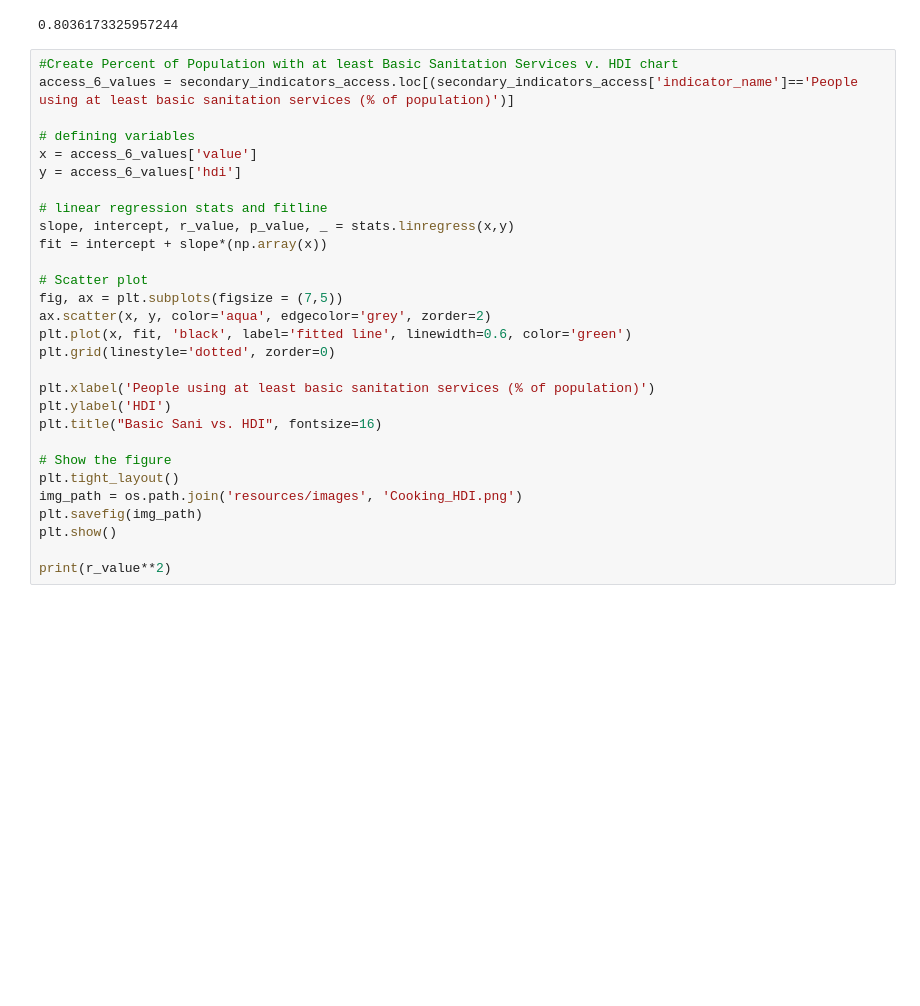
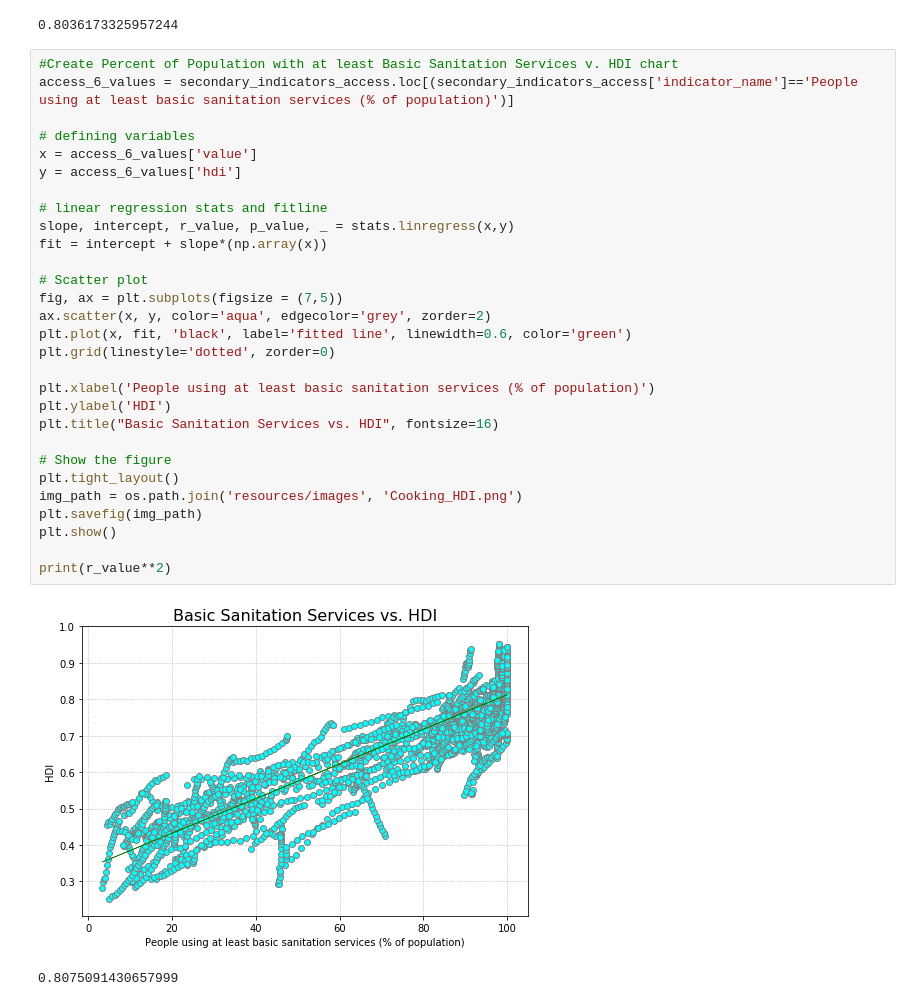
Before and after one commit to linmck/finalproject, a Jupyter notebook: Predict_HDI.ipynb, the cells around one changed output. Saved outputs shown, nothing was run; the diff lists cells and outputs as text; blank space fills up the shorter version.

```diff
--- a/Predict_HDI.ipynb
+++ b/Predict_HDI.ipynb
@@ -1018,29 +1018,32 @@ print(r_value**2)
 # %%
 #Create Percent of Population with at least Basic Sanitation Services v. HDI chart
 access_6_values = secondary_indicators_access.loc[(secondary_indicators_access['indicator_name']=='People using at least basic sanitation services (% of population)')]
 
 # defining variables
 x = access_6_values['value']
 y = access_6_values['hdi']
 
 # linear regression stats and fitline
 slope, intercept, r_value, p_value, _ = stats.linregress(x,y)
 fit = intercept + slope*(np.array(x))
 
 # Scatter plot
 fig, ax = plt.subplots(figsize = (7,5))
 ax.scatter(x, y, color='aqua', edgecolor='grey', zorder=2)
 plt.plot(x, fit, 'black', label='fitted line', linewidth=0.6, color='green')
 plt.grid(linestyle='dotted', zorder=0)
 
 plt.xlabel('People using at least basic sanitation services (% of population)')
 plt.ylabel('HDI')
-plt.title("Basic Sani vs. HDI", fontsize=16)
+plt.title("Basic Sanitation Services vs. HDI", fontsize=16)
 
 # Show the figure
 plt.tight_layout()
 img_path = os.path.join('resources/images', 'Cooking_HDI.png')
 plt.savefig(img_path)
 plt.show()
 
 print(r_value**2)
+# %% [output]
+[figure, added]
+0.8075091430657999
```
